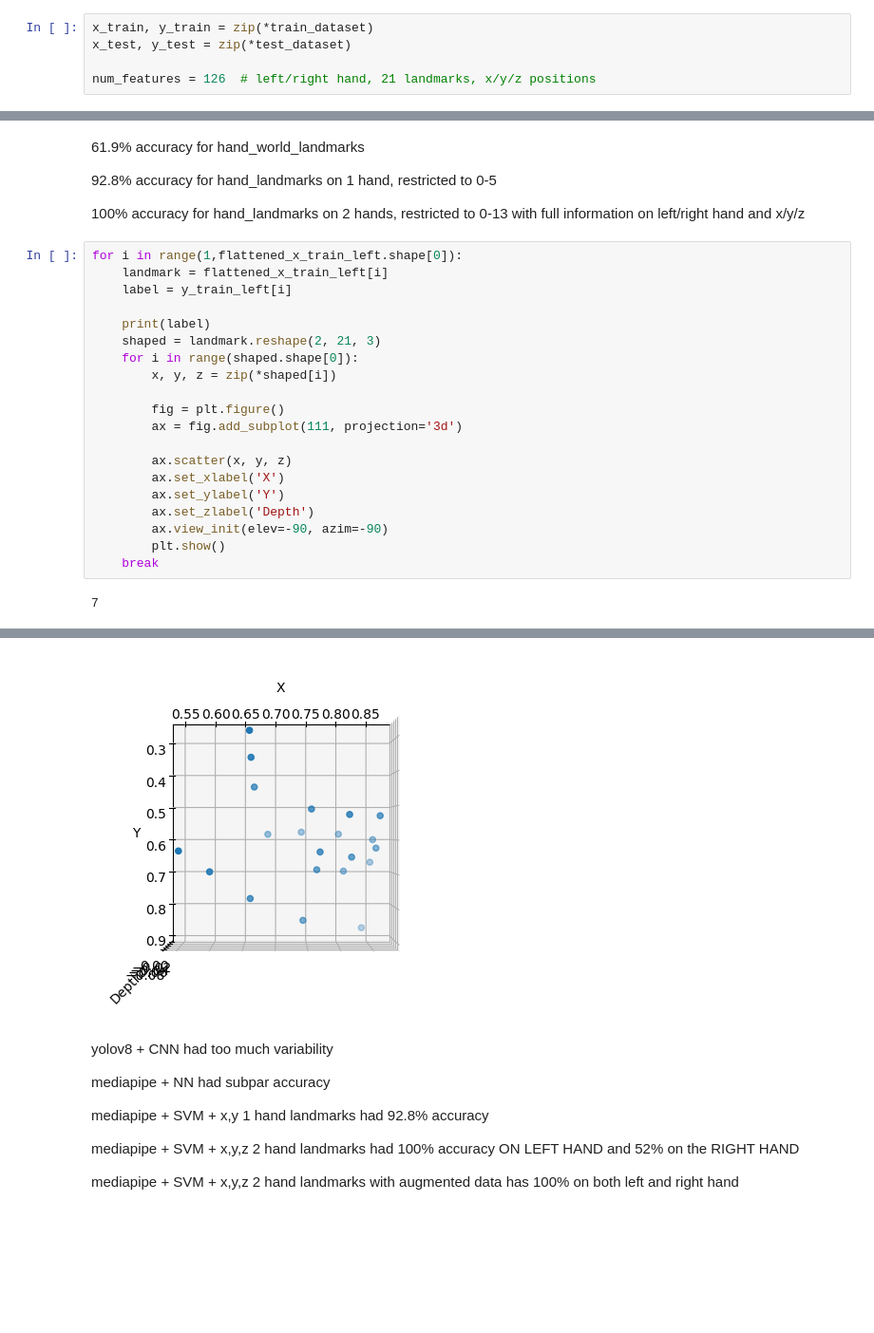
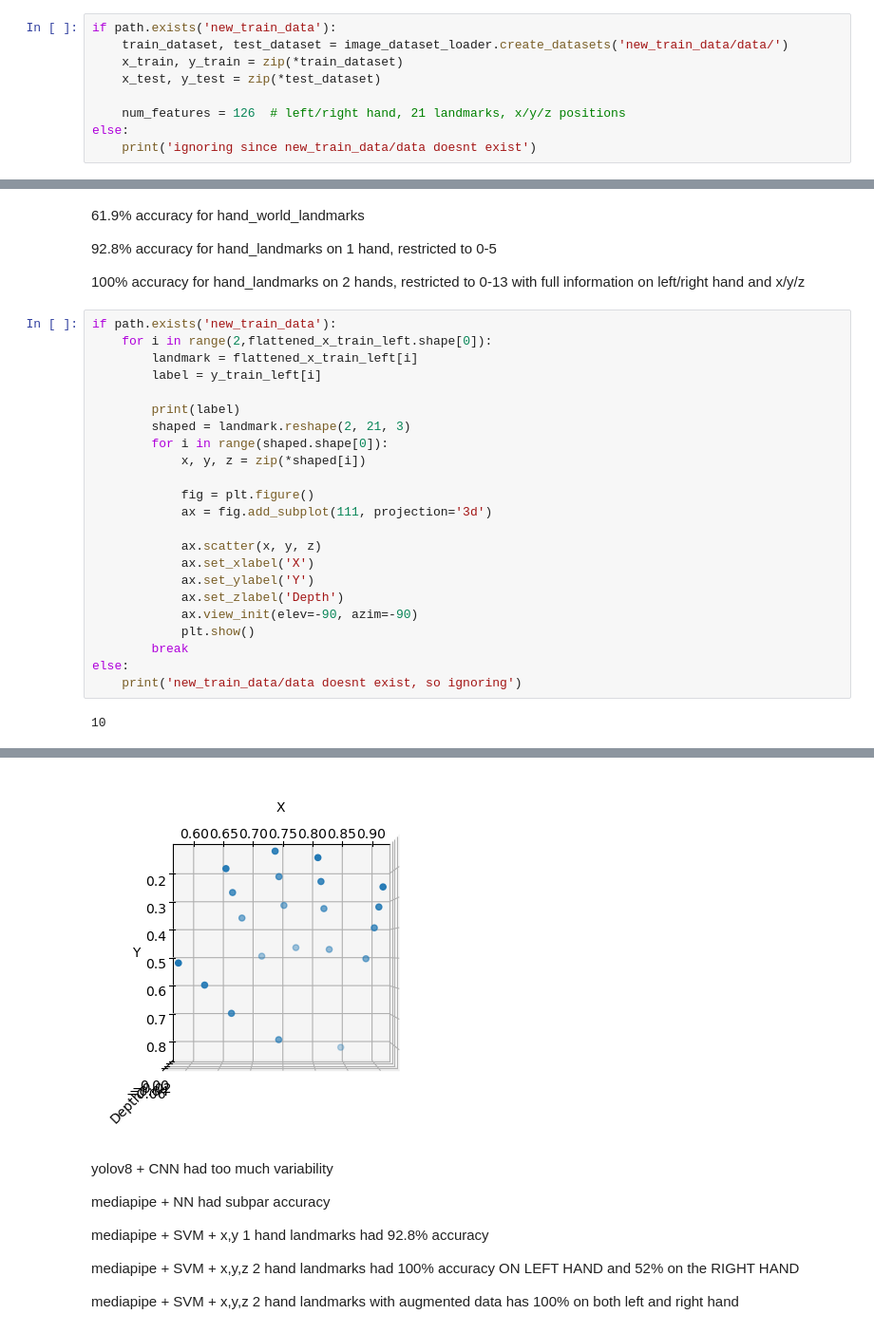
Before and after one commit to awesominat/gesture-arithmetic, a Jupyter notebook: train.ipynb, the cells around one changed output, grey strips where cells are left out. Shown at 95% size. Drawn from its saved outputs; the diff is of its cells as text; blank space fills up the shorter version.

Commit message:
update train.ipynb to handle non-existent train data

```diff
--- a/train.ipynb
+++ b/train.ipynb
@@ -14,8 +15,12 @@ train_dataset, test_dataset = image_dataset_loader.create_datasets('new_train_da
 # %%
-x_train, y_train = zip(*train_dataset)
-x_test, y_test = zip(*test_dataset)
+if path.exists('new_train_data'):
+    train_dataset, test_dataset = image_dataset_loader.create_datasets('new_train_data/data/')
+    x_train, y_train = zip(*train_dataset)
+    x_test, y_test = zip(*test_dataset)
 
-num_features = 126  # left/right hand, 21 landmarks, x/y/z positions
+    num_features = 126  # left/right hand, 21 landmarks, x/y/z positions
+else:
+    print('ignoring since new_train_data/data doesnt exist')
 # %%
 if path.exists('new_train_data'):
     print('processing data from existing folder')
@@ -143,24 +148,27 @@ SVM ACCURACY TRAINED ON LEFT & RIGHT HAND (AUGMENTATION), RIGHT HAND TEST 100.0%
 
 100% accuracy for hand_landmarks on 2 hands, restricted to 0-13 with full information on left/right hand and x/y/z
 # %%
-for i in range(1,flattened_x_train_left.shape[0]):
-    landmark = flattened_x_train_left[i]
-    label = y_train_left[i]
+if path.exists('new_train_data'):
+    for i in range(2,flattened_x_train_left.shape[0]):
+        landmark = flattened_x_train_left[i]
+        label = y_train_left[i]
 
-    print(label)
-    shaped = landmark.reshape(2, 21, 3)
-    for i in range(shaped.shape[0]):
-        x, y, z = zip(*shaped[i])
+        print(label)
+        shaped = landmark.reshape(2, 21, 3)
+        for i in range(shaped.shape[0]):
+            x, y, z = zip(*shaped[i])
 
-        fig = plt.figure()
-        ax = fig.add_subplot(111, projection='3d')
+            fig = plt.figure()
+            ax = fig.add_subplot(111, projection='3d')
 
-        ax.scatter(x, y, z)
-        ax.set_xlabel('X')
-        ax.set_ylabel('Y')
-        ax.set_zlabel('Depth')
-        ax.view_init(elev=-90, azim=-90)
-        plt.show()
-    break
+            ax.scatter(x, y, z)
+            ax.set_xlabel('X')
+            ax.set_ylabel('Y')
+            ax.set_zlabel('Depth')
+            ax.view_init(elev=-90, azim=-90)
+            plt.show()
+        break
+else:
+    print('new_train_data/data doesnt exist, so ignoring')
 # %% [output]
-7
+10
@@ -168,4 +176,4 @@ for i in range(1,flattened_x_train_left.shape[0]):
-[figure, old version]
+[figure, new version]
 # %% [markdown]
 yolov8 + CNN had too much variability
 
```
Also changed, not shown: parts of 7 cells of this notebook, 1 other file.
